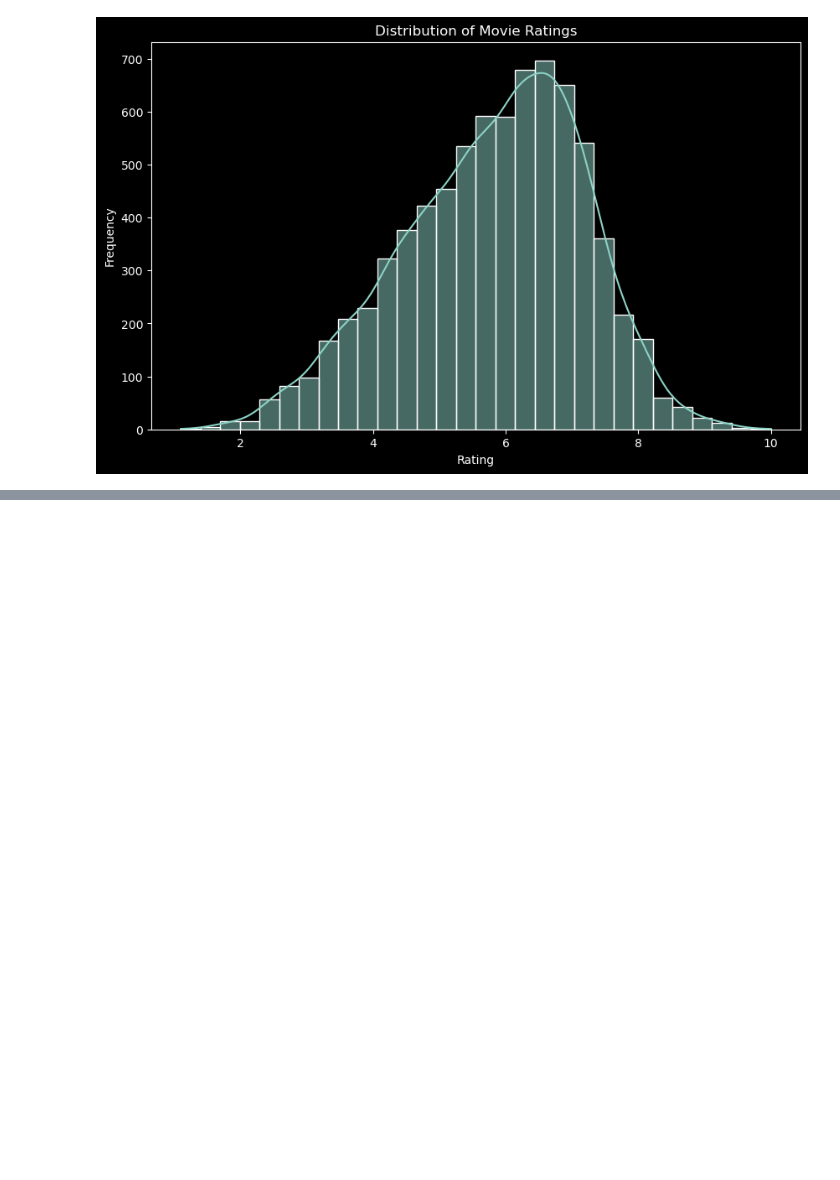
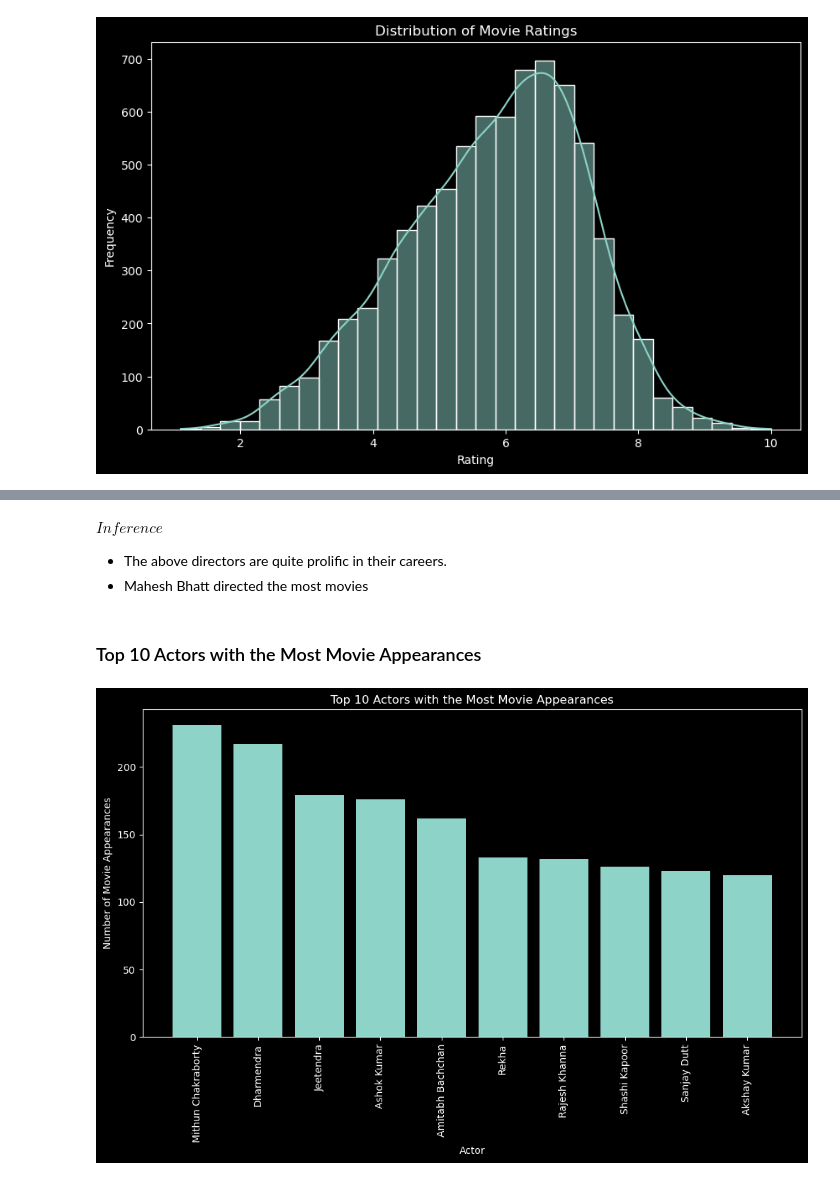
Before and after one commit to marwa9975/CODSOFT_DS02_Movie-Rating-Prediction-with-Python, a Jupyter notebook: index.ipynb, the cells around one changed output, grey strips where cells are left out. Cells and saved outputs as stored; diff of their text form; code cells hidden in the pictures; blank space fills up the shorter version.

```diff
--- a/index.ipynb
+++ b/index.ipynb
@@ -284,0 +327,23 @@ plt.show()
+# %% [markdown]
+$Inference$
+* The above directors are quite prolific in their careers.
+* Mahesh Bhatt directed the most movies
+# %% [markdown]
+### Top 10 Actors with the Most Movie Appearances
+# %%
+# Count the number of movies in which each actor starred
+actor_counts = df[['Actor 1', 'Actor 2', 'Actor 3']].stack().value_counts()
+
+# Select the top 10 actors with the most movie appearances
+top_10_actors = actor_counts.head(10)
+
+# Create a bar plot to visualize the top 10 actors with the most movie appearances
+plt.figure(figsize=(12, 6))
+plt.bar(top_10_actors.index, top_10_actors.values)
+plt.title('Top 10 Actors with the Most Movie Appearances')
+plt.xlabel('Actor')
+plt.ylabel('Number of Movie Appearances')
+plt.xticks(rotation=90)
+plt.show()
+# %% [output]
+[figure, added]
```
Also changed, not shown: parts of 22 cells of this notebook.
